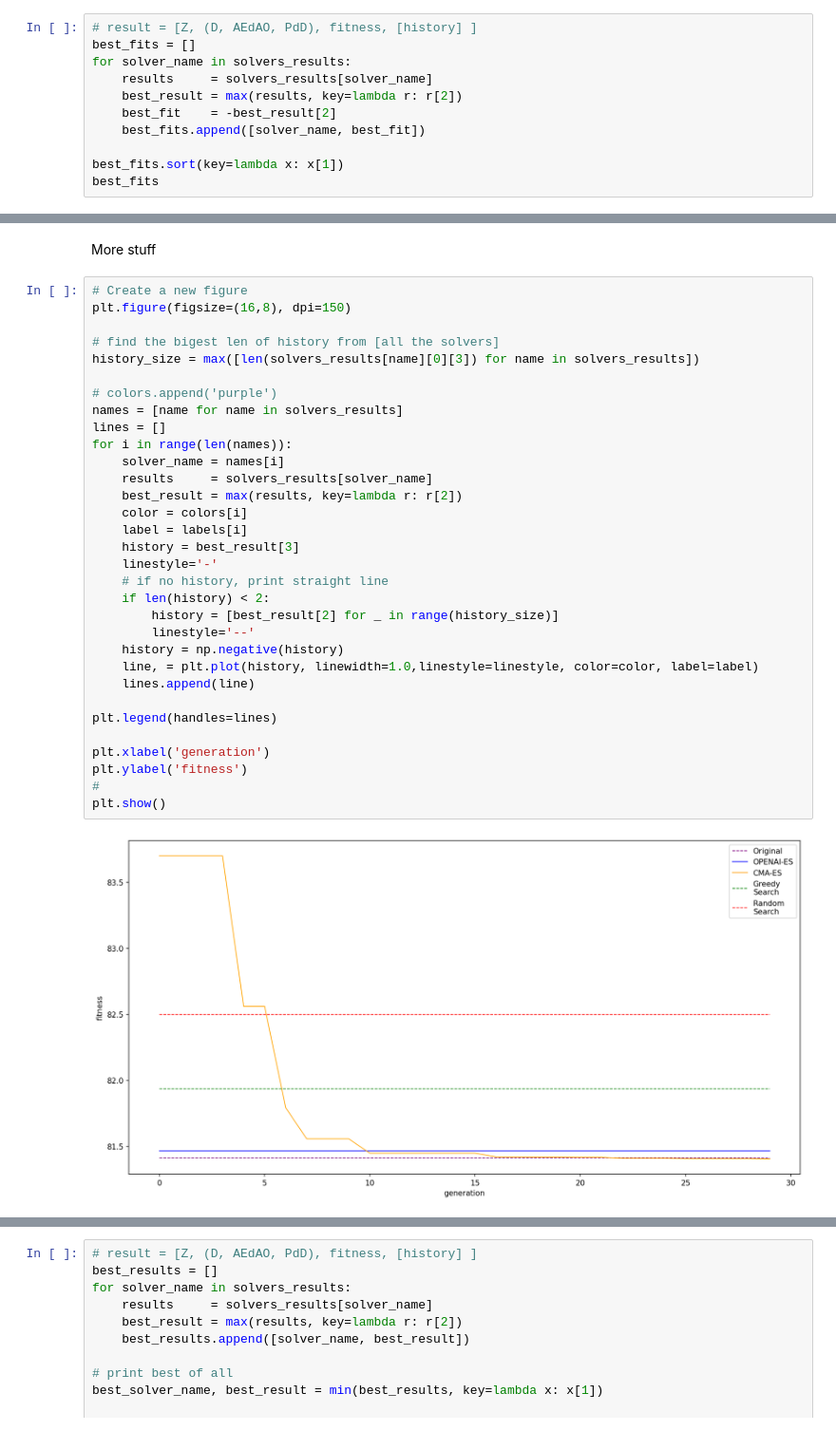
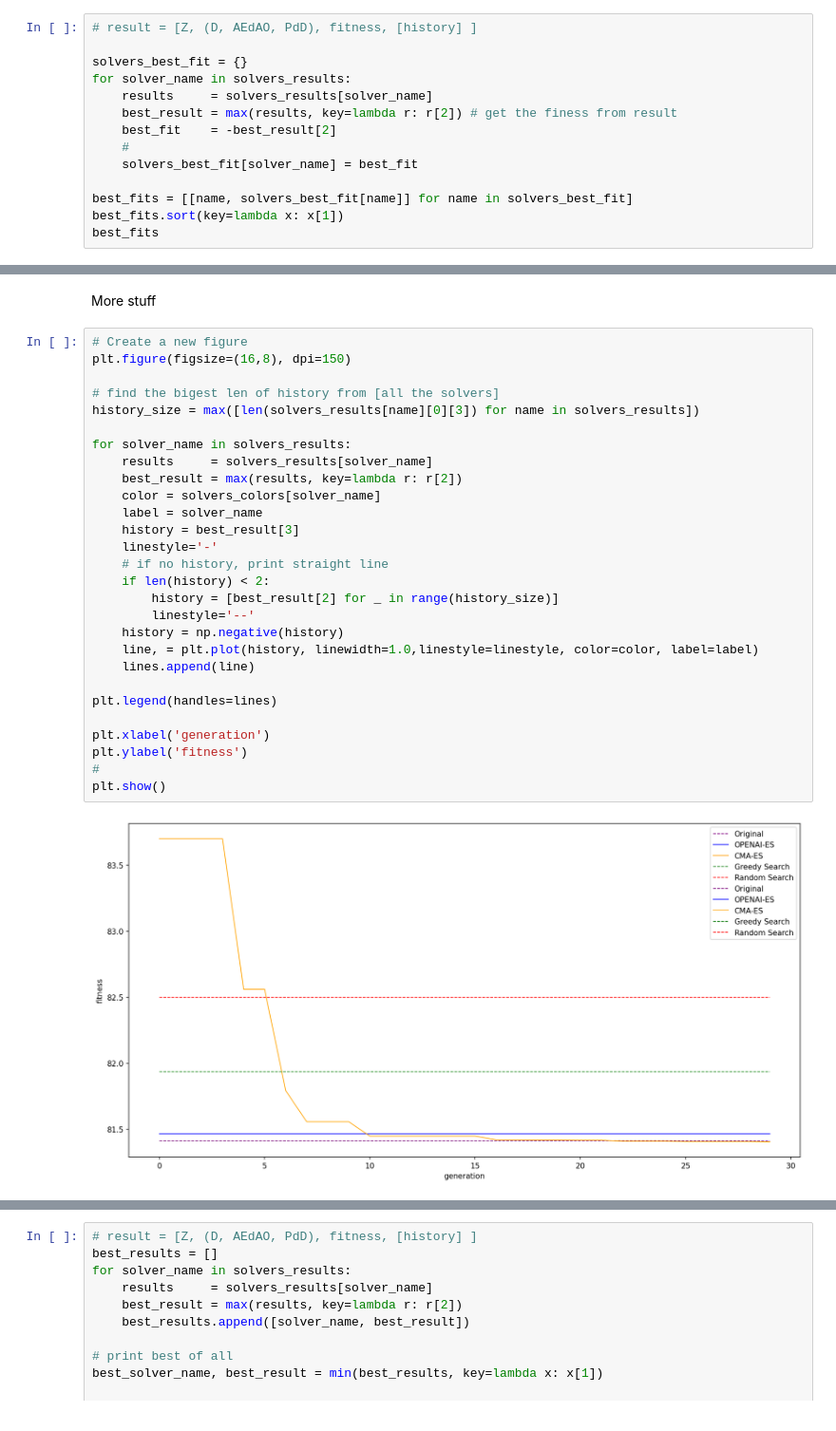
Before and after one commit to pauloBFalmeida/hydrone, a Jupyter notebook: Analise/analise_best_results_all.ipynb, the cells around one changed output, grey strips where cells are left out. Shown at 95% size. Saved outputs shown, nothing was run; the diff lists cells and outputs as text.

```diff
--- a/Analise/analise_best_results_all.ipynb
+++ b/Analise/analise_best_results_all.ipynb
@@ -73,13 +73,16 @@ solvers_results["Random Search"] = results
 Compare
 # %%
 # result = [Z, (D, AEdAO, PdD), fitness, [history] ]
-best_fits = []
+
+solvers_best_fit = {}
 for solver_name in solvers_results:
     results     = solvers_results[solver_name]
-    best_result = max(results, key=lambda r: r[2])
+    best_result = max(results, key=lambda r: r[2]) # get the finess from result
     best_fit    = -best_result[2]
-    best_fits.append([solver_name, best_fit])
+    #
+    solvers_best_fit[solver_name] = best_fit
 
+best_fits = [[name, solvers_best_fit[name]] for name in solvers_best_fit]
 best_fits.sort(key=lambda x: x[1])
 best_fits
 # %% [output]
@@ -215,37 +217,33 @@ More stuff
 # %%
 # Create a new figure
 plt.figure(figsize=(16,8), dpi=150)
 
 # find the bigest len of history from [all the solvers]
 history_size = max([len(solvers_results[name][0][3]) for name in solvers_results])
 
-# colors.append('purple')
-names = [name for name in solvers_results]
-lines = []
-for i in range(len(names)):
-    solver_name = names[i]
+for solver_name in solvers_results:
     results     = solvers_results[solver_name]
     best_result = max(results, key=lambda r: r[2])
-    color = colors[i]
-    label = labels[i]
+    color = solvers_colors[solver_name]
+    label = solver_name
     history = best_result[3]
     linestyle='-'
     # if no history, print straight line
     if len(history) < 2:
         history = [best_result[2] for _ in range(history_size)]
         linestyle='--'
     history = np.negative(history)
     line, = plt.plot(history, linewidth=1.0,linestyle=linestyle, color=color, label=label)
     lines.append(line)
 
 plt.legend(handles=lines)
 
 plt.xlabel('generation')
 plt.ylabel('fitness')
 #
 plt.show()
 # %% [output]
-[figure, old version]
+[figure, new version]
 # %%
 def show_label():
     print('Algorithms without history:')
```
Also changed, not shown: parts of 7 cells of this notebook.
